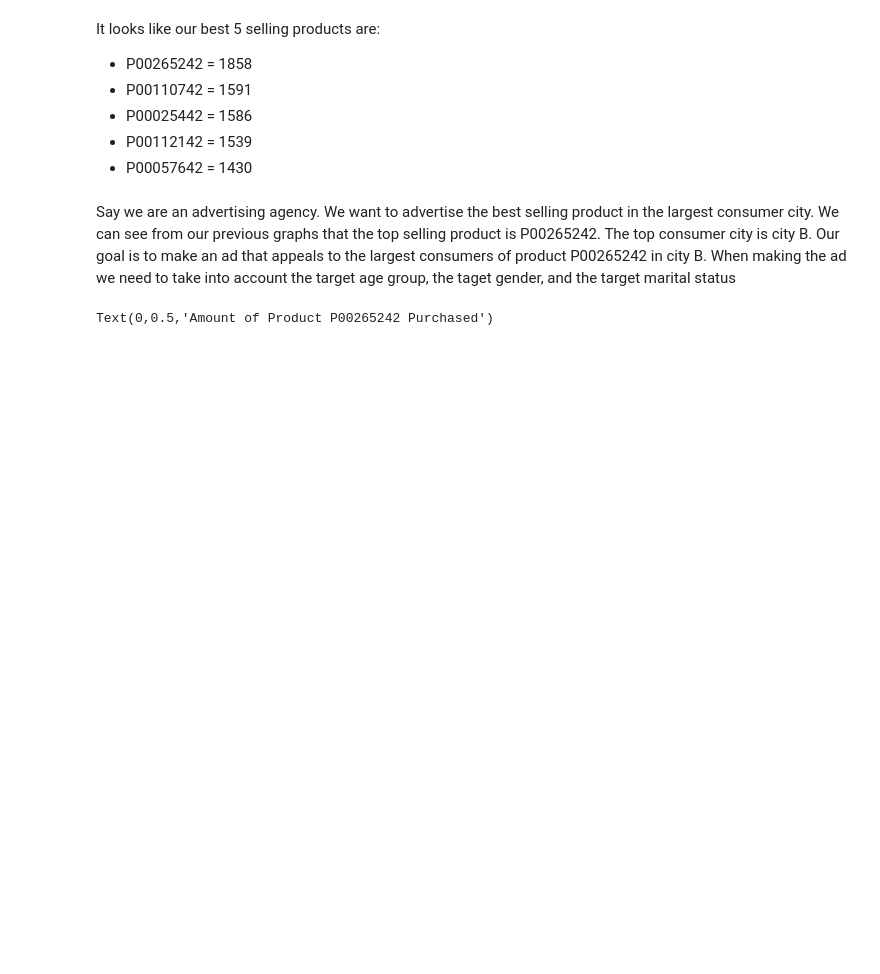
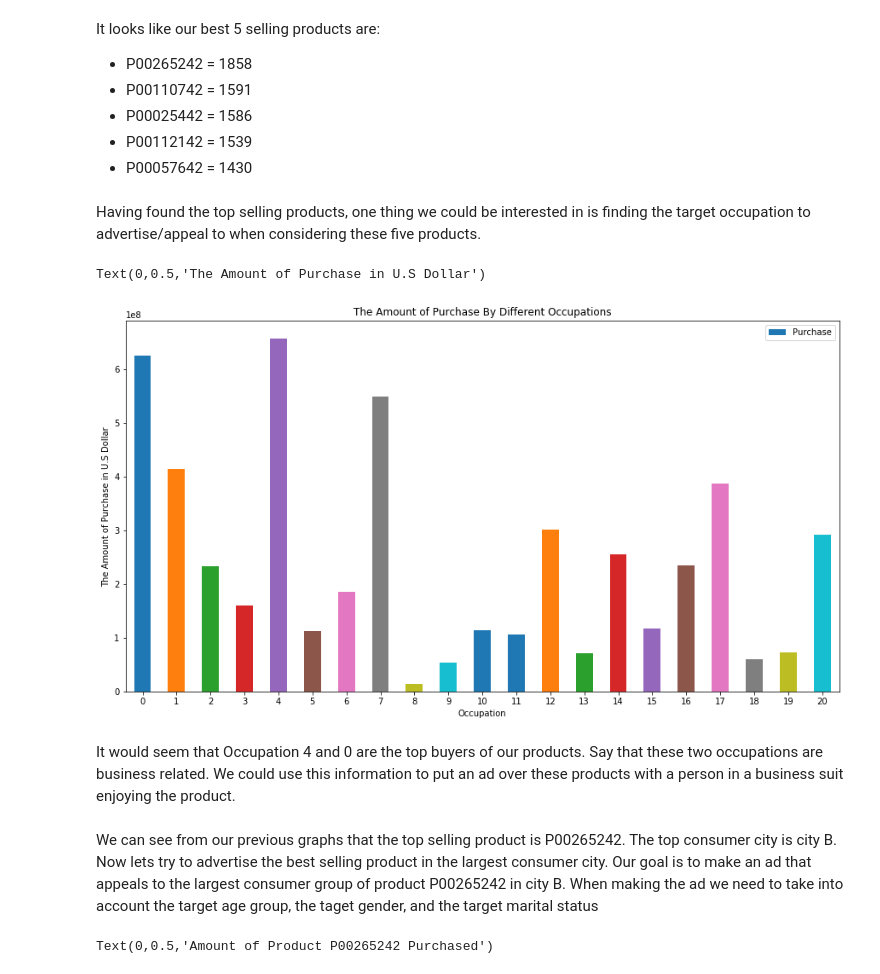
Before and after one commit to mtruon11/Black-Friday-Analysis, a Jupyter notebook: Black-Friday-Analysis.ipynb, the cells around one changed output. Cells and saved outputs as stored; diff of their text form; code cells hidden in the pictures; blank space fills up the shorter version.

Commit message:
New graph finding top buyer occupation of top 5 products

```diff
--- a/Black-Friday-Analysis.ipynb
+++ b/Black-Friday-Analysis.ipynb
@@ -375,11 +375,27 @@ It looks like our best 5 selling products are:
     <li>P00112142 = 1539</li>
     <li>P00057642 = 1430</li>
 </ul>
+# %% [markdown]
+Having found the top selling products, one thing we could be interested in is finding the target occupation to advertise/appeal to when considering these five products.
+# %%
+#Most sold product
+top_5 = blackfriday.loc[blackfriday['Product_ID'].isin(['P00265242','P00110742','P00025442','P00112142','P00057642'])]
+groups = blackfriday.groupby(['Occupation']).agg({'Purchase': np.sum}).reset_index()
+ax = groups.plot.bar(x='Occupation', y='Purchase', rot=0)
+ax.figure.set_size_inches(15, 8)
+plt.title("The Amount of Purchase By Different Occupations")
+plt.xlabel("Occupation")
+plt.ylabel("The Amount of Purchase in U.S Dollar")
+# %% [output]
+Text(0,0.5,'The Amount of Purchase in U.S Dollar')
+[figure, added]
+# %% [markdown]
+It would seem that Occupation 4 and 0 are the top buyers of our products. Say that these two occupations are business related. We could use this information to put an ad over these products with a person in a business suit enjoying the product.
 # %% [markdown]
-Say we are an advertising agency. We want to advertise the best selling product in the
-largest consumer city. We can see from our previous graphs that the top selling
-product is P00265242. The top consumer city is city B.
-Our goal is to make an ad that appeals to the largest consumers of product P00265242 in city B.
+We can see from our previous graphs that the top selling
+product is P00265242. The top consumer city is city B. Now lets try to advertise the best selling product in the
+largest consumer city.
+Our goal is to make an ad that appeals to the largest consumer group of product P00265242 in city B.
 When making the ad we need to take into account the target age group, the taget gender, and the target marital status
 # %%
 #Highest spending city
```
Also changed, not shown: parts of 1 cell of this notebook.
